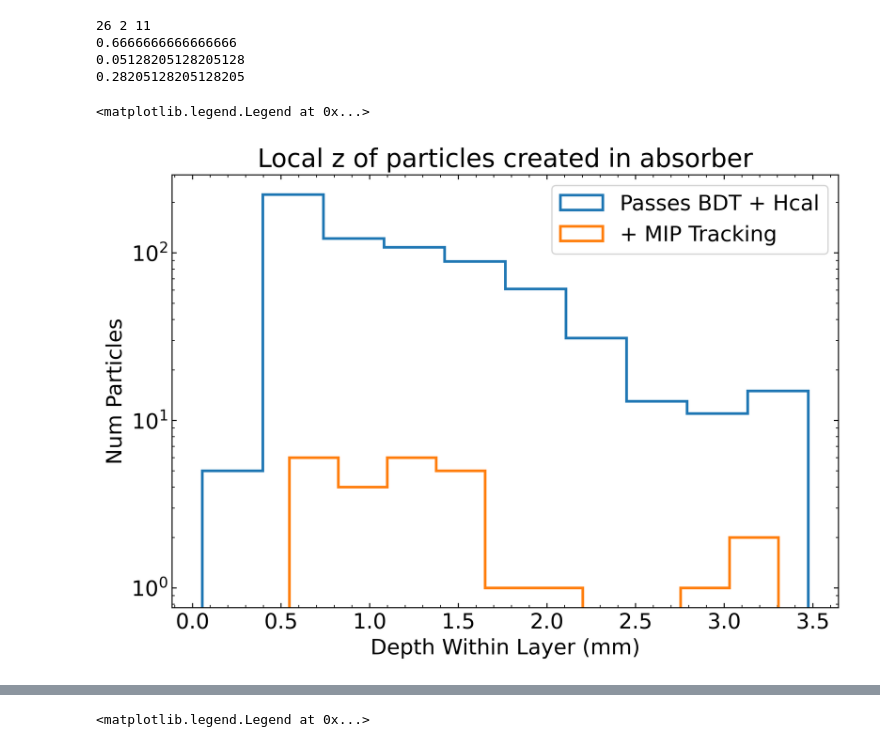
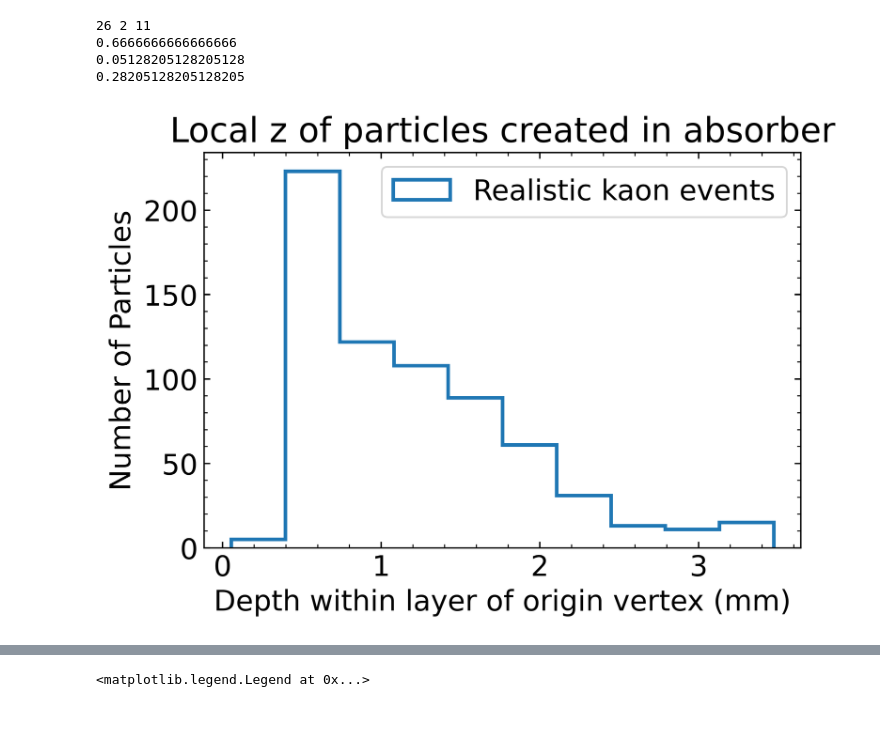
Before and after one commit to chrissellgren/LDMX_notebooks, a Jupyter notebook: SimParticle Layer Analysis.ipynb, the cells around one changed output, grey strips where cells are left out. Saved outputs shown, nothing was run; the diff lists cells and outputs as text; code cells hidden in the pictures; blank space fills up the shorter version.

```diff
--- a/SimParticle Layer Analysis.ipynb
+++ b/SimParticle Layer Analysis.ipynb
@@ -370,14 +372,16 @@ print(n_numout/len(n_z))
 0.05128205128205128
 0.28205128205128205
 # %%
-plt.figure(figsize=(9,6),dpi=500)
-plt.hist(zdiff,label="Passes BDT + Hcal",histtype='step',linewidth=2)
-plt.hist(n_zdiff,label="+ MIP Tracking",histtype='step',linewidth=2)
-plt.yscale('log')
-plt.xlabel("Depth Within Layer (mm)")
-plt.ylabel("Num Particles")
+plt.figure(figsize=(6,4),dpi=500)
+plt.hist(zdiff,label="Realistic kaon events",histtype='step',linewidth=2)
+zdiff_discrim = [r for i,r in enumerate(zdiff) if (KE[i] < 250) or (theta[i] > 60)]
+#plt.hist(zdiff_discrim,label="Passes BDT + Hcal",histtype='step',linewidth=2)
+#plt.hist(n_zdiff,label="+ MIP Tracking",histtype='step',linewidth=2)
+#plt.yscale('log')
+plt.xlabel("Depth within layer of origin vertex (mm)")
+plt.ylabel("Number of Particles")
 plt.title("Local z of particles created in absorber")
 plt.legend()
+plt.savefig("/Users/chris/Desktop/ldmx/figs_for_report/localz.png", bbox_inches="tight")
 # %% [output]
-<matplotlib.legend.Legend at 0x...>
-[figure, old version]
+[figure, new version]
```
Also changed, not shown: parts of 4 cells of this notebook, 2 other files.
